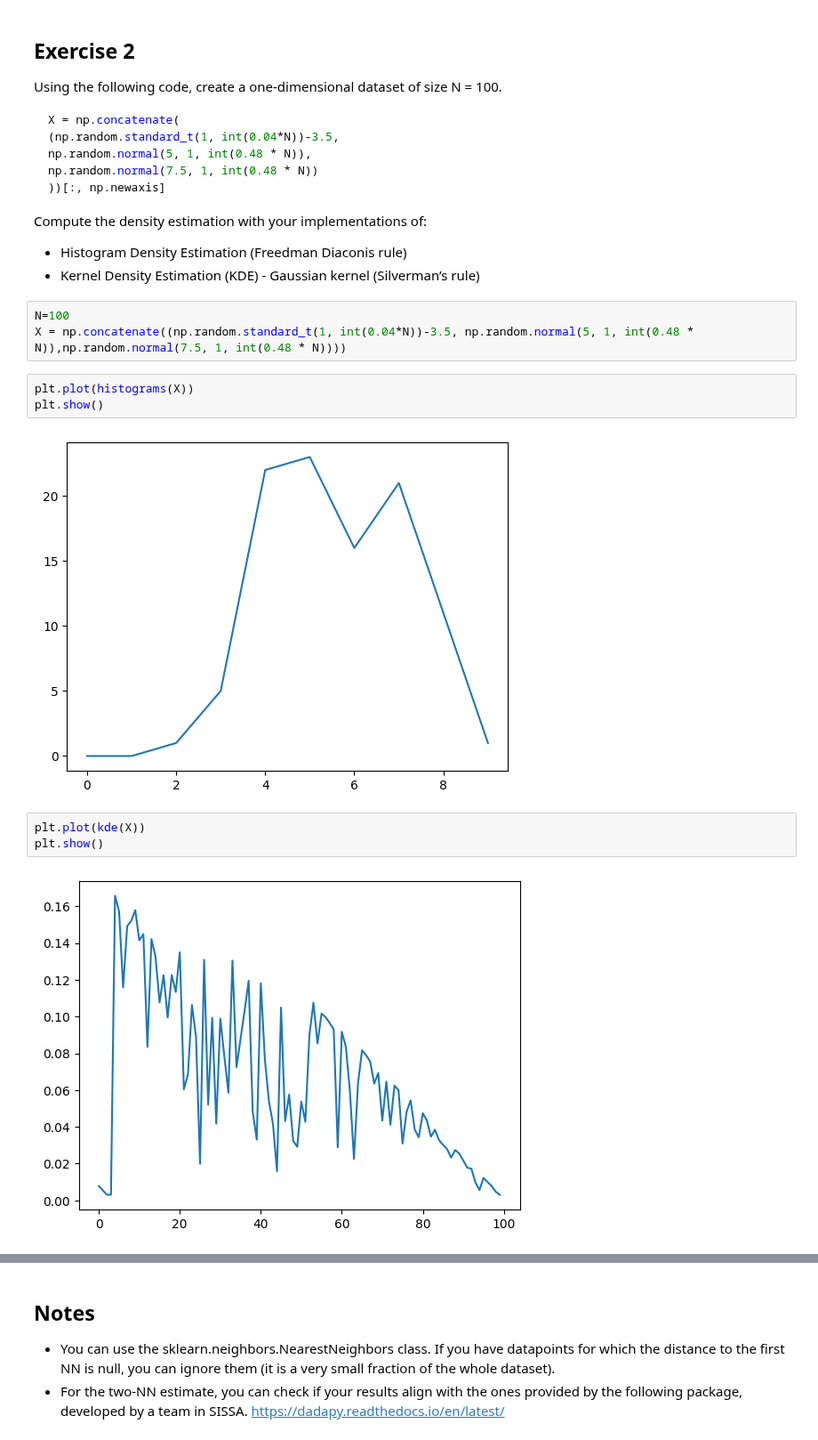
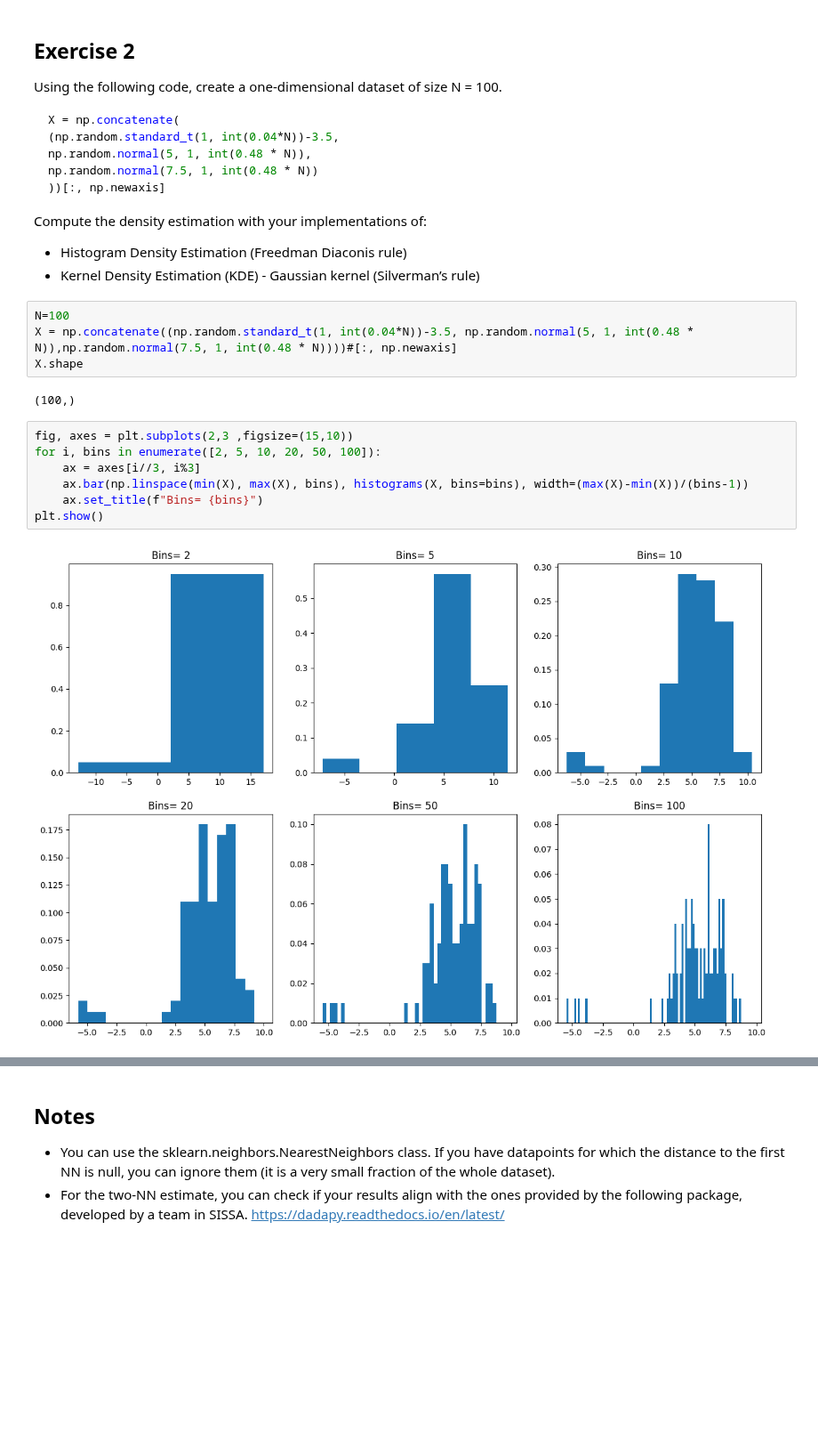
Before and after one commit to alequerenghi/unsupervised_learning, a Jupyter notebook: ex6.ipynb, the cells around one changed output, grey strips where cells are left out. Shown at 89% size. Cells and saved outputs as stored; diff of their text form; blank space fills up the shorter version.

```diff
--- a/ex6.ipynb
+++ b/ex6.ipynb
@@ -41,14 +42,16 @@ Compute the density estimation with your implementations of:
 - Kernel Density Estimation (KDE) - Gaussian kernel (Silverman’s rule)
 # %%
 N=100
-X = np.concatenate((np.random.standard_t(1, int(0.04*N))-3.5, np.random.normal(5, 1, int(0.48 * N)),np.random.normal(7.5, 1, int(0.48 * N))))
+X = np.concatenate((np.random.standard_t(1, int(0.04*N))-3.5, np.random.normal(5, 1, int(0.48 * N)),np.random.normal(7.5, 1, int(0.48 * N))))#[:, np.newaxis]
+X.shape
+# %% [output]
+(100,)
-# %%
-plt.plot(histograms(X))
-plt.show()
-# %% [output]
-[figure, removed]
-# %%
-plt.plot(kde(X))
-plt.show()
-# %% [output]
-[figure, removed]
+# %%
+fig, axes = plt.subplots(2,3 ,figsize=(15,10))
+for i, bins in enumerate([2, 5, 10, 20, 50, 100]):
+    ax = axes[i//3, i%3]
+    ax.bar(np.linspace(min(X), max(X), bins), histograms(X, bins=bins), width=(max(X)-min(X))/(bins-1))
+    ax.set_title(f"Bins= {bins}")
+plt.show()
+# %% [output]
+[figure, added]
```
Also changed, not shown: parts of 4 cells of this notebook.
